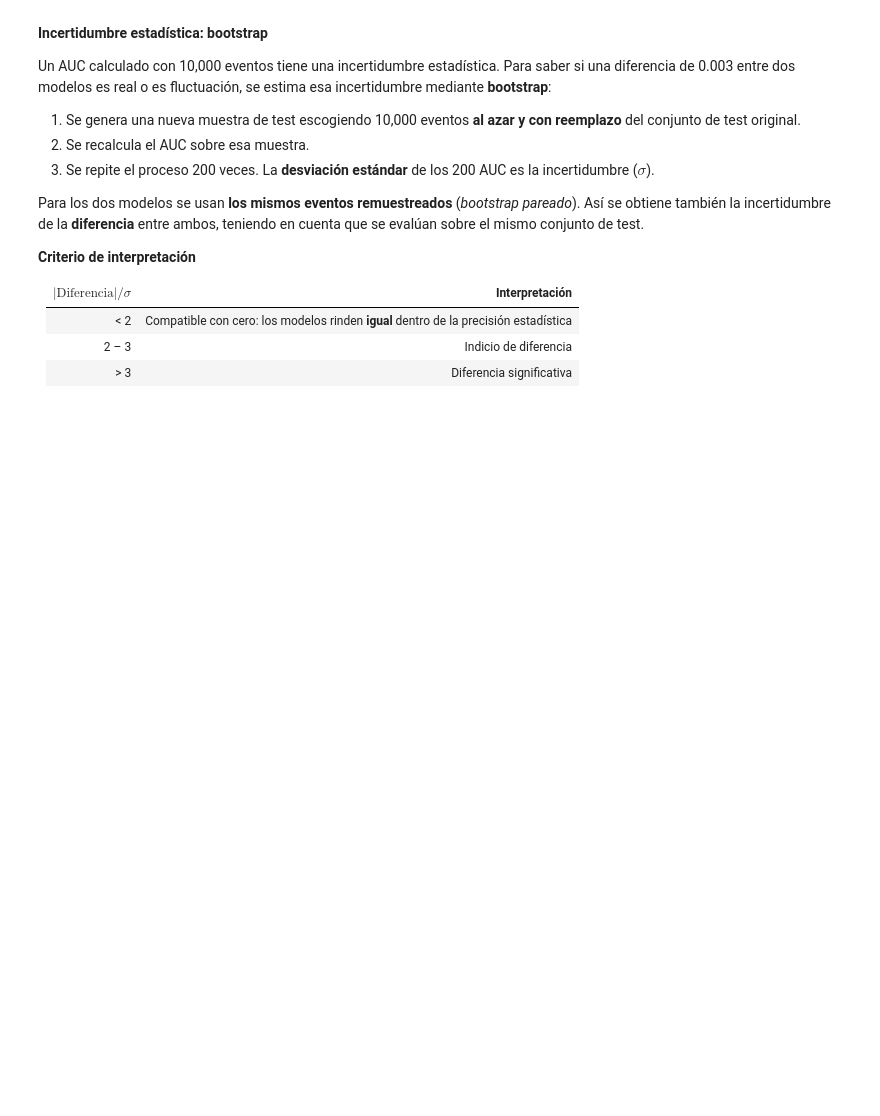
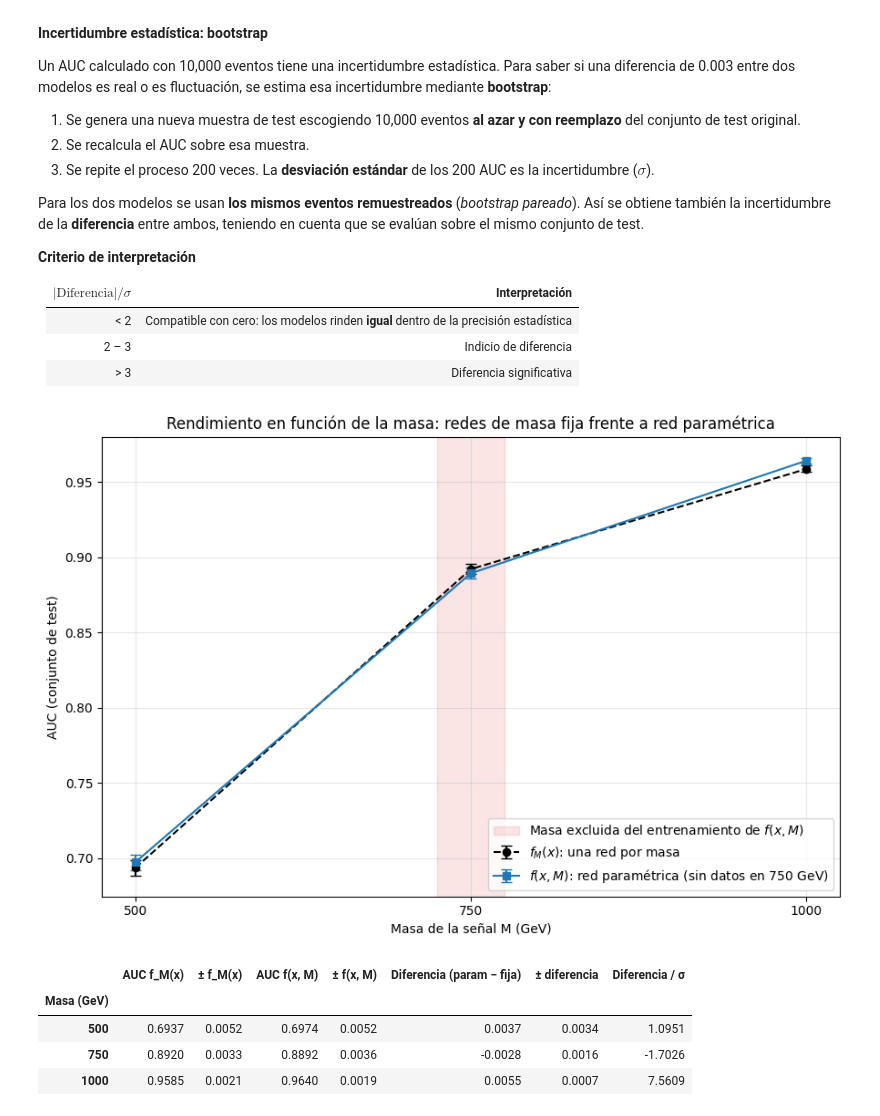
Before and after one commit to DanielV-13/ADFM---PL_02_inductive_bias_parameterized_nns.ipynb, a Jupyter notebook: ADFM_PL_02_inductive_bias_parameterized_nns.ipynb, the cells around one changed output. Drawn from its saved outputs; the diff is of its cells as text; code cells hidden in the pictures; blank space fills up the shorter version.

```diff
--- a/ADFM_PL_02_inductive_bias_parameterized_nns.ipynb
+++ b/ADFM_PL_02_inductive_bias_parameterized_nns.ipynb
@@ -1343,3 +1343,65 @@ Para los dos modelos se usan **los mismos eventos remuestreados** (*bootstrap pa
 | < 2 | Compatible con cero: los modelos rinden **igual** dentro de la precisión estadística |
 | 2 – 3 | Indicio de diferencia |
 | > 3 | Diferencia significativa |
+# %%
+# ==============================================================================
+# FASE 5 · GRÁFICA FINAL: AUC EN FUNCIÓN DE LA MASA DE LA SEÑAL
+# ==============================================================================
+# Para cada masa M se representa:
+#   - f_M(x):  la red especializada entrenada solo con esa masa (un entrenamiento por punto).
+#   - f(x, M): la red paramétrica (un único entrenamiento), evaluada fijando la masa = M.
+# Las barras de error son la incertidumbre estadística del AUC, estimada por
+# bootstrap: se remuestrea el conjunto de test con reemplazo N_BOOT veces y se
+# recalcula el AUC. Se usan los MISMOS eventos remuestreados para los dos modelos
+# (bootstrap pareado), lo que permite estimar también la incertidumbre de su diferencia.
+from sklearn.metrics import roc_auc_score
+
+N_BOOT = 200
+rng_boot = np.random.default_rng(0)
+
+resumen = {}
+for masa in MASAS:
+    X_te, y_te = cargar(masa, "test")
+    y   = y_te.values
+    p_f = predecir(modelos_fM[masa], X_te)                              # Red de masa fija
+    p_p = predecir(modelo_param, con_masa_fija(X_te, masa))            # Red paramétrica en M
+
+    auc_f, auc_p = roc_auc_score(y, p_f), roc_auc_score(y, p_p)
+    boot_f, boot_p, boot_d = [], [], []
+    for _ in range(N_BOOT):
+        idx = rng_boot.integers(0, len(y), len(y))                     # Remuestreo con reemplazo
+        a_f, a_p = roc_auc_score(y[idx], p_f[idx]), roc_auc_score(y[idx], p_p[idx])
+        boot_f.append(a_f); boot_p.append(a_p); boot_d.append(a_p - a_f)
+
+    resumen[masa] = {"AUC f_M(x)": auc_f, "± f_M(x)": np.std(boot_f),
+                     "AUC f(x, M)": auc_p, "± f(x, M)": np.std(boot_p),
+                     "Diferencia (param − fija)": auc_p - auc_f, "± diferencia": np.std(boot_d)}
+
+resumen = pd.DataFrame(resumen).T
+resumen["Diferencia / σ"] = resumen["Diferencia (param − fija)"] / resumen["± diferencia"]
+resumen.index.name = "Masa (GeV)"
+
+# --- Gráfica final ---
+fig, ax = plt.subplots(figsize=(9, 6))
+ax.errorbar(resumen.index, resumen["AUC f_M(x)"], yerr=resumen["± f_M(x)"], fmt="o--", capsize=4,
+            color="black", label="$f_M(x)$: una red por masa")
+ax.errorbar(resumen.index, resumen["AUC f(x, M)"], yerr=resumen["± f(x, M)"], fmt="s-", capsize=4,
+            color="tab:blue", label=f"$f(x, M)$: red paramétrica (sin datos en {MASA_EXCLUIDA} GeV)")
+ax.axvspan(MASA_EXCLUIDA - 25, MASA_EXCLUIDA + 25, color="tab:red", alpha=0.12,
+           label="Masa excluida del entrenamiento de $f(x, M)$")
+ax.set(xlabel="Masa de la señal M (GeV)", ylabel="AUC (conjunto de test)",
+       title="Rendimiento en función de la masa: redes de masa fija frente a red paramétrica",
+       xticks=MASAS)
+ax.grid(alpha=0.3)
+ax.legend(loc="lower right")
+plt.tight_layout()
+plt.show()
+
+display(resumen.round(4))
+# %% [output]
+[figure, added]
+|  | AUC f_M(x) | ± f_M(x) | AUC f(x, M) | ± f(x, M) | Diferencia (param − fija) | ± diferencia | Diferencia / σ |
+| Masa (GeV) |  |  |  |  |  |  |  |
+| 500 | 0.6937 | 0.0052 | 0.6974 | 0.0052 | 0.0037 | 0.0034 | 1.0951 |
+| 750 | 0.8920 | 0.0033 | 0.8892 | 0.0036 | -0.0028 | 0.0016 | -1.7026 |
+| 1000 | 0.9585 | 0.0021 | 0.9640 | 0.0019 | 0.0055 | 0.0007 | 7.5609 |
```
Also changed, not shown: parts of 1 cell of this notebook.
